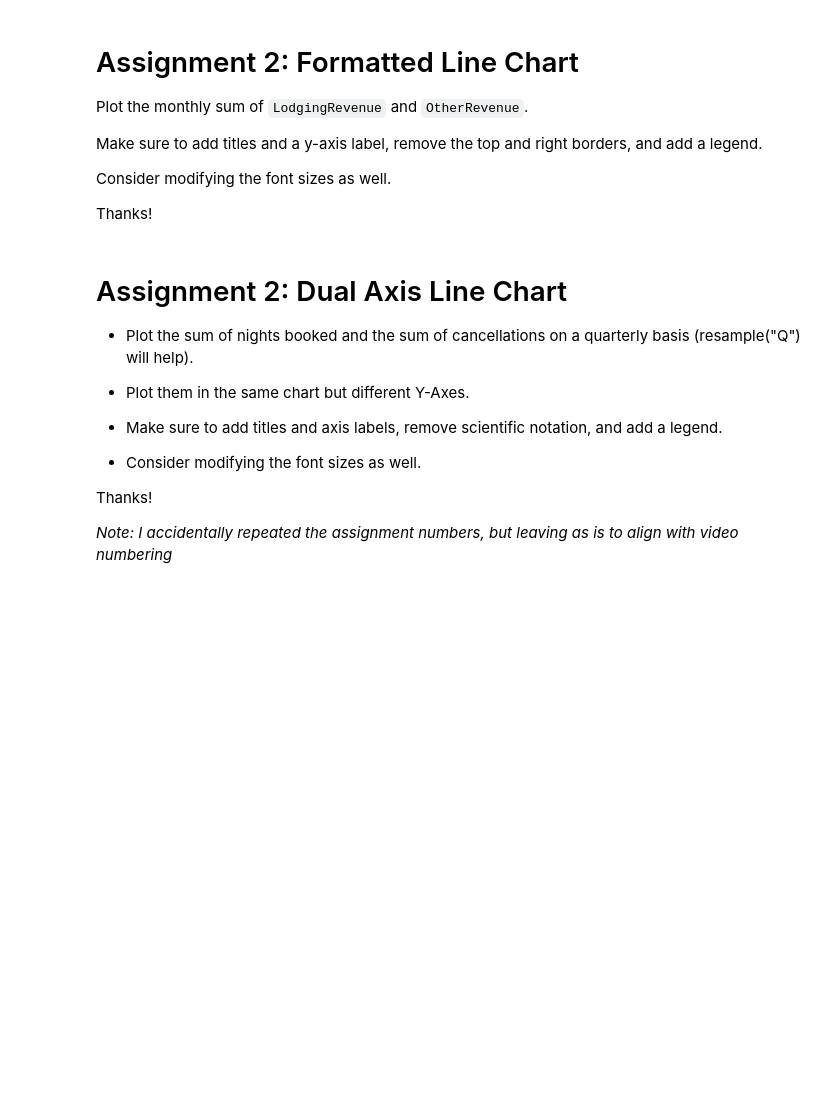
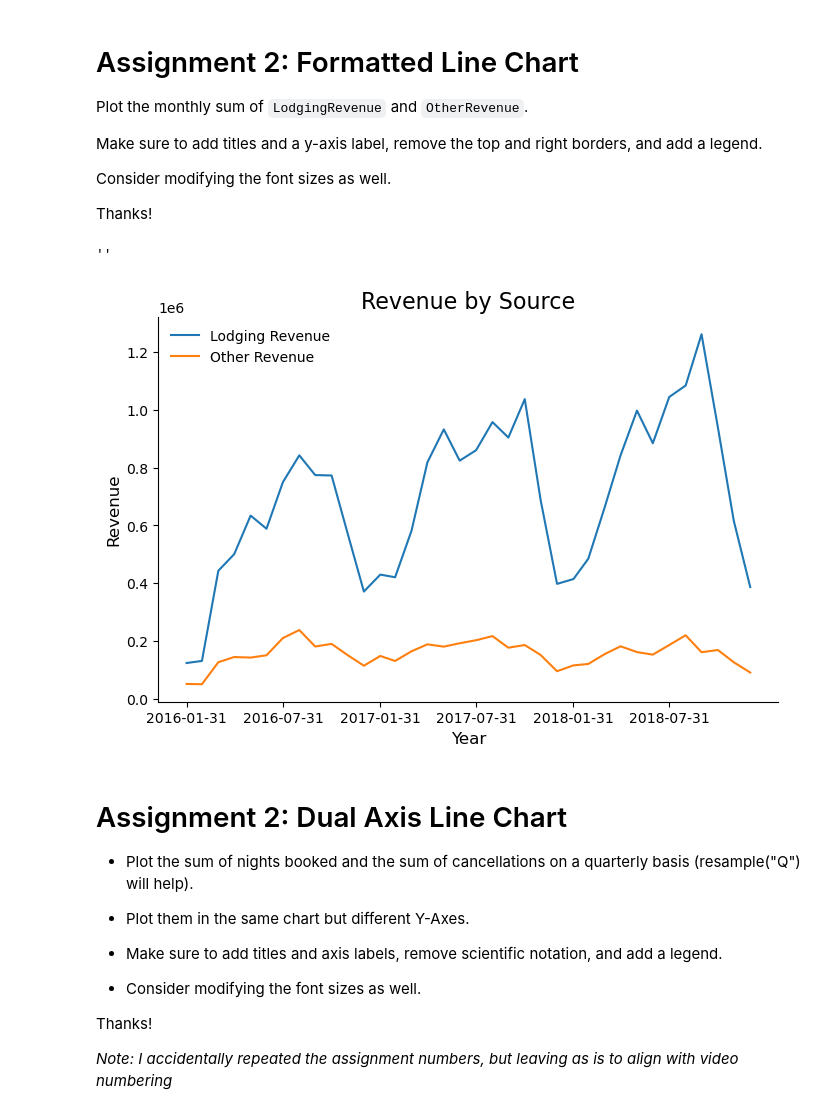
Before and after one commit to soslin/MatPlotLib_Seaborn_Practice, a Jupyter notebook: section02_assignments.ipynb, the cells around one changed output. Saved outputs shown, nothing was run; the diff lists cells and outputs as text; code cells hidden in the pictures; blank space fills up the shorter version.

```diff
--- a/section02_assignments.ipynb
+++ b/section02_assignments.ipynb
@@ -55,6 +55,22 @@ daily_revenue = (
 )
 
 monthly_revenue = daily_revenue.resample("M").sum()
+# %%
+fig, ax = plt.subplots(figsize = (8,5))
+
+ax.plot(monthly_revenue)
+ax.set_title("Revenue by Source", fontsize = 16)
+ax.set_ylabel("Revenue", fontsize = 12)
+ax.set_xlabel("Year", fontsize = 12)
+ax.legend(["Lodging Revenue", "Other Revenue"], loc = 'upper left', frameon = False)
+ax.spines["top"].set_visible(False)
+ax.spines["right"].set_visible(False)
+ax.set_xticks(monthly_revenue.index[::6])
+
+;
+# %% [output]
+''
+[figure, added]
 # %% [markdown]
 # Assignment 2: Dual Axis Line Chart
 
```
Also changed, not shown: parts of 3 cells of this notebook, 1 other file.
